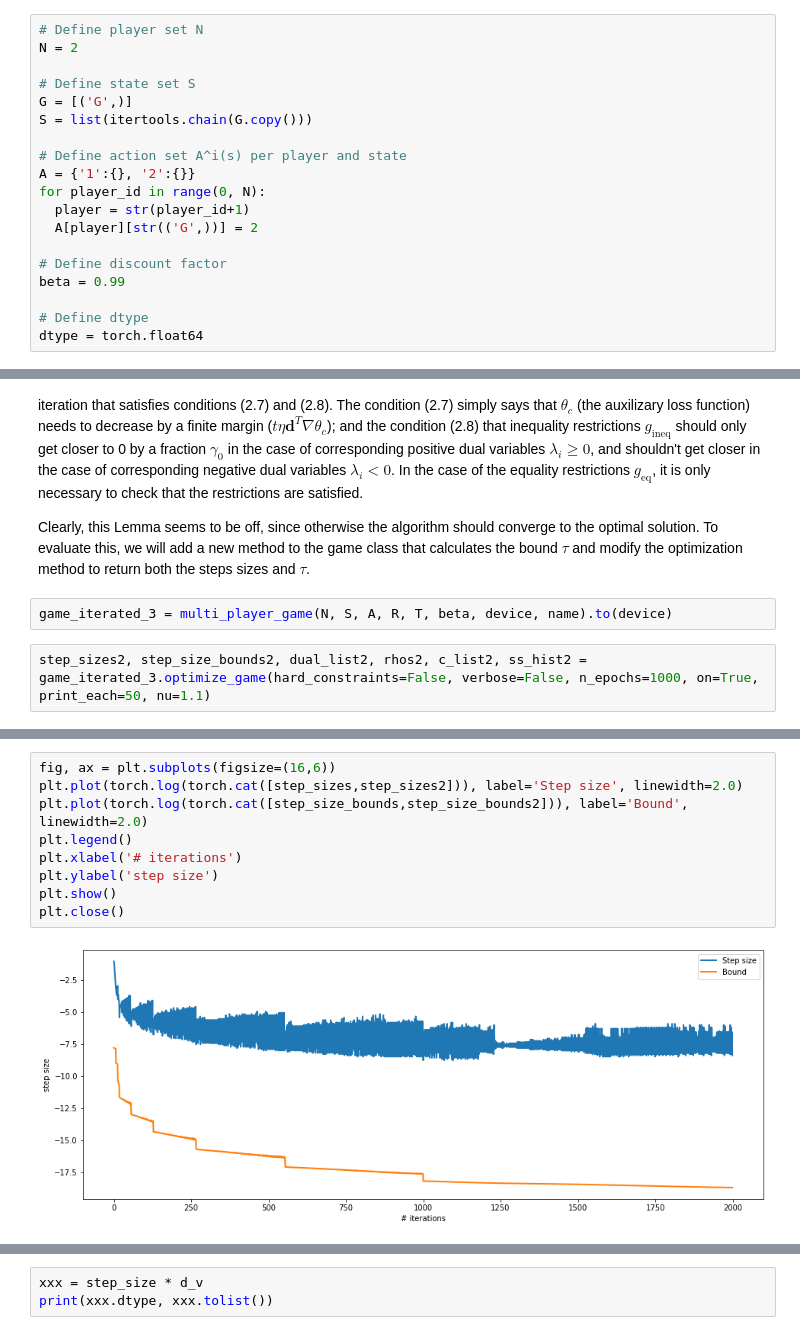
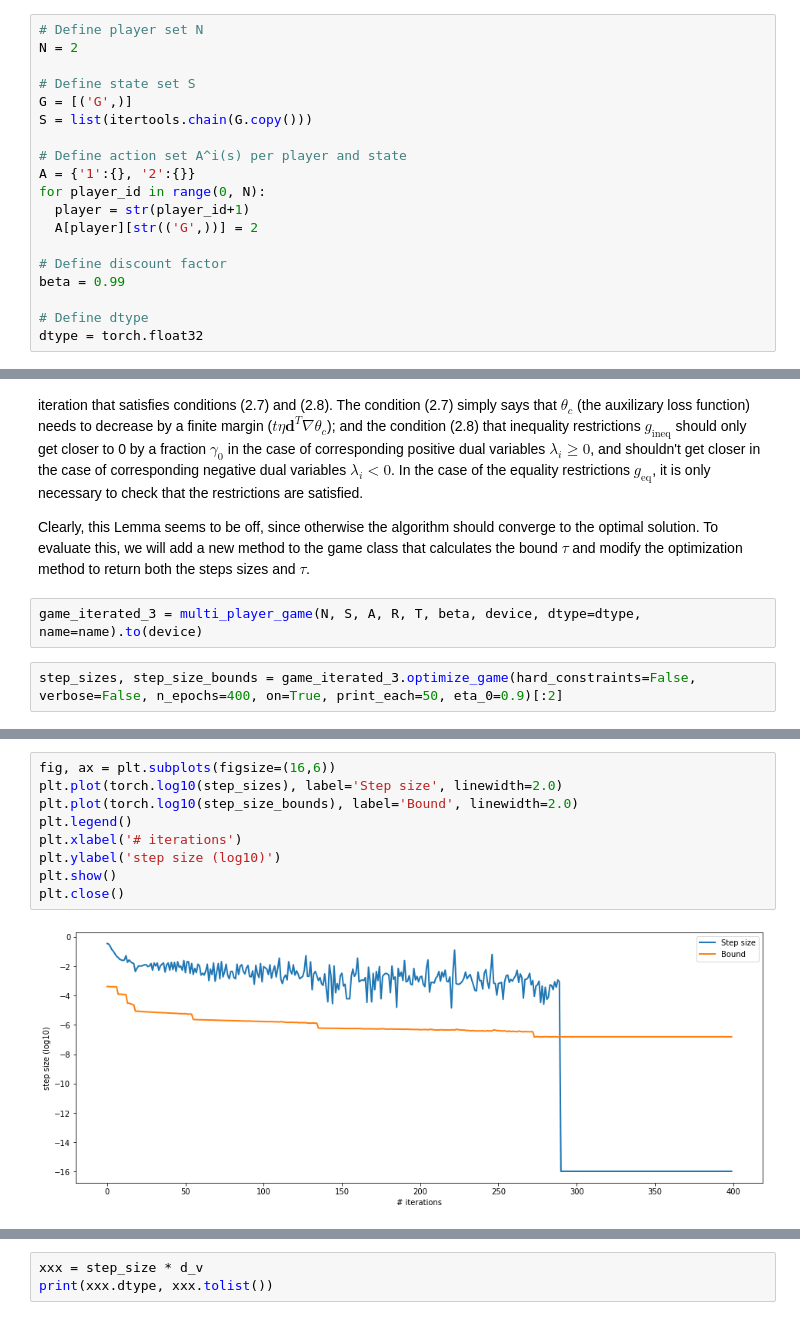
Before and after one commit to tarod13/Stochastic_Games, a Jupyter notebook: stochastic_games_herkovitz_v2.ipynb, the cells around one changed output, grey strips where cells are left out. Drawn from its saved outputs; the diff is of its cells as text.

```diff
--- a/stochastic_games_herkovitz_v2.ipynb
+++ b/stochastic_games_herkovitz_v2.ipynb
@@ -1328,7 +1328,7 @@ for player_id in range(0, N):
 beta = 0.99
 
 # Define dtype
-dtype = torch.float64
+dtype = torch.float32
 # %%
 # Define payoff map R
 R1 = np.array([[3.,0.],[5.,1.]])
@@ -1519,7 +1510,7 @@ The Lemma 3.6 states that there exists a finite step size $\tau$ such that any o
 
 Clearly, this Lemma seems to be off, since otherwise the algorithm should converge to the optimal solution. To evaluate this, we will add a new method to the game class that calculates the bound $\tau$ and modify the optimization method to return both the steps sizes and $\tau$.
 # %%
-game_iterated_3 = multi_player_game(N, S, A, R, T, beta, device, name).to(device)
+game_iterated_3 = multi_player_game(N, S, A, R, T, beta, device, dtype=dtype, name=name).to(device)
 # %%
-step_sizes2, step_size_bounds2, dual_list2, rhos2, c_list2, ss_hist2 = game_iterated_3.optimize_game(hard_constraints=False, verbose=False, n_epochs=1000, on=True, print_each=50, nu=1.1)
+step_sizes, step_size_bounds = game_iterated_3.optimize_game(hard_constraints=False, verbose=False, n_epochs=400, on=True, print_each=50, eta_0=0.9)[:2]
 # %% [output]
@@ -1543,14 +1534,14 @@ Game 1 saved succesfully
 # %%
 fig, ax = plt.subplots(figsize=(16,6))
-plt.plot(torch.log(torch.cat([step_sizes,step_sizes2])), label='Step size', linewidth=2.0)
-plt.plot(torch.log(torch.cat([step_size_bounds,step_size_bounds2])), label='Bound', linewidth=2.0)
+plt.plot(torch.log10(step_sizes), label='Step size', linewidth=2.0)
+plt.plot(torch.log10(step_size_bounds), label='Bound', linewidth=2.0)
 plt.legend()
 plt.xlabel('# iterations')
-plt.ylabel('step size')
+plt.ylabel('step size (log10)')
 plt.show()
 plt.close()
 # %% [output]
-[figure, old version]
+[figure, new version]
 # %%
 for pname, p in game_iterated_3.named_parameters():
   print(pname, p)
```
Also changed, not shown: parts of 27 cells of this notebook.
